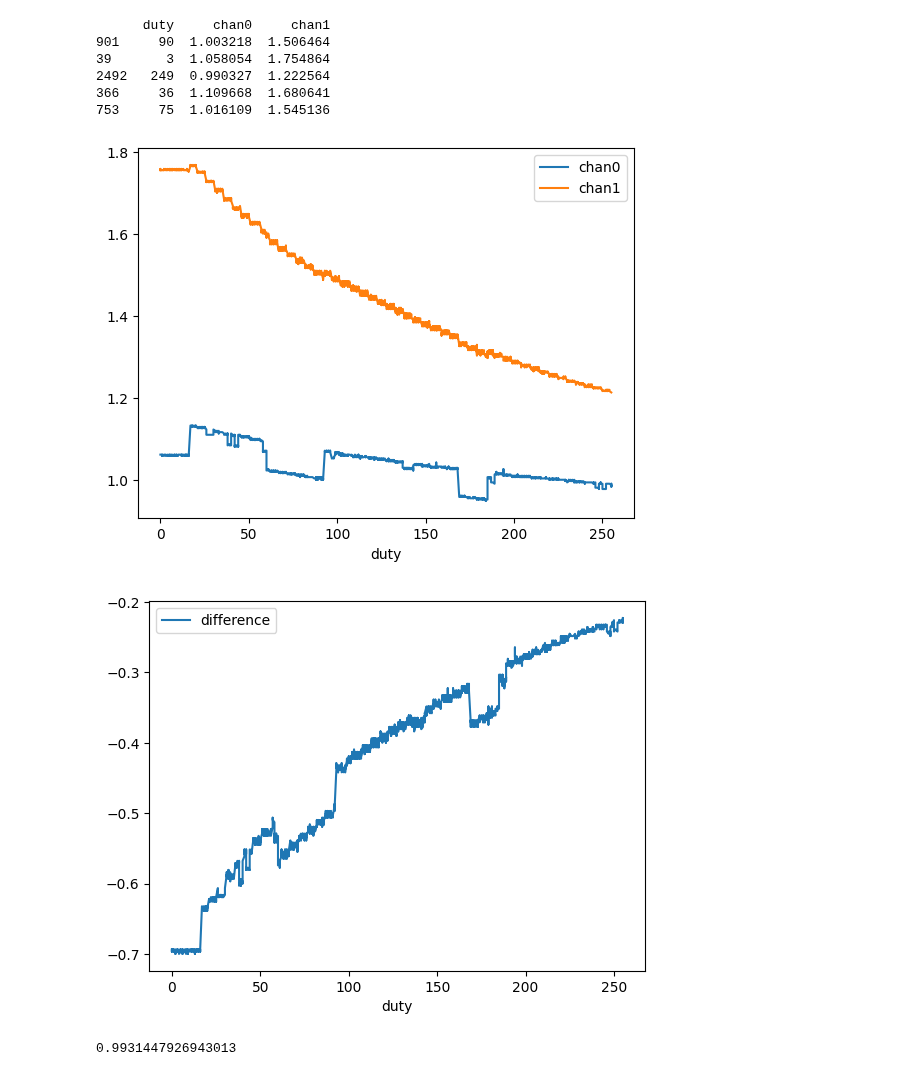
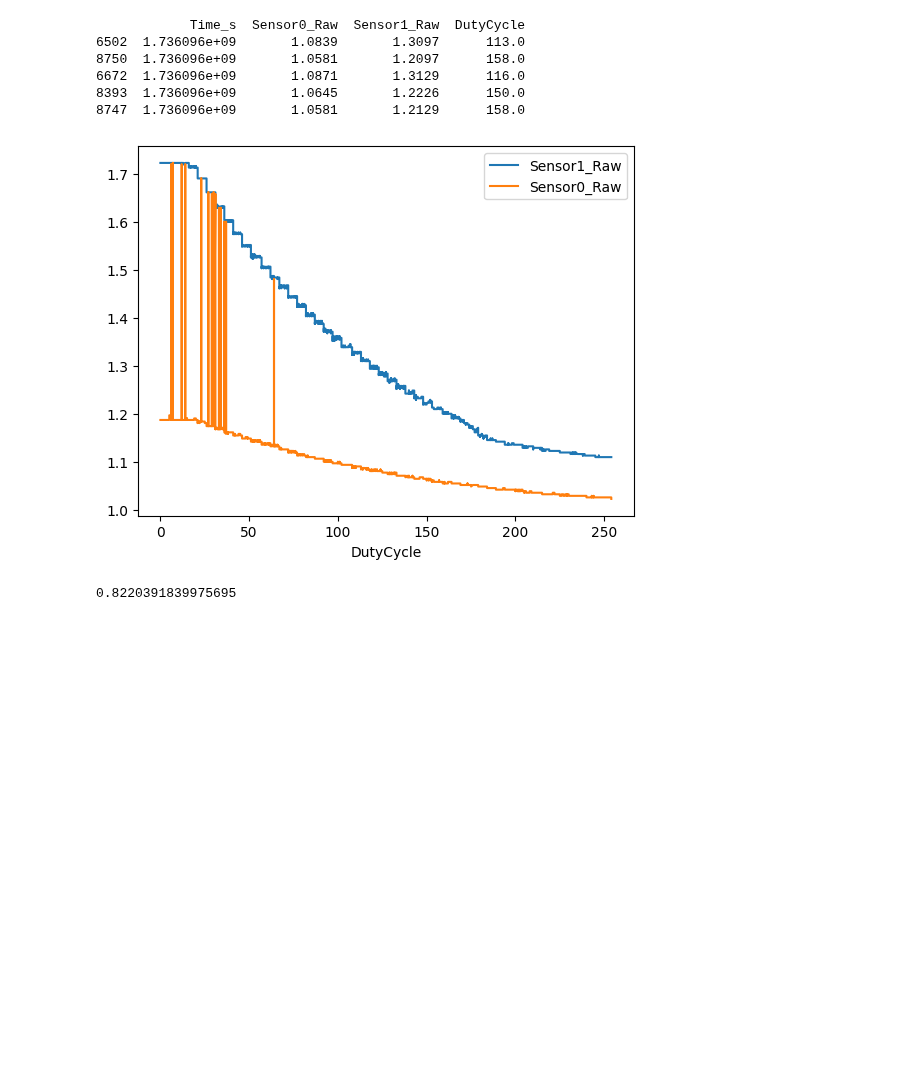
Before and after one commit to rcompton/ryancompton.net, a Jupyter notebook: assets/magnet/regression_fun.ipynb, the cells around one changed output. Drawn from its saved outputs; the diff is of its cells as text; code cells hidden in the pictures; blank space fills up the shorter version.

```diff
--- a/assets/magnet/regression_fun.ipynb
+++ b/assets/magnet/regression_fun.ipynb
@@ -7,25 +7,20 @@ from sklearn.ensemble import GradientBoostingRegressor
 # %%
 df = pd.read_csv('calibration_data.csv')
 print(df.sample(5))
 
-df.plot(x="duty")
+df[['DutyCycle', 'Sensor1_Raw', 'Sensor0_Raw']].plot(x="DutyCycle")
 plt.show()
-
-df['difference'] = df.chan0 - df.chan1
-df.plot(x="duty",y='difference')
-plt.show()
 # %% [output]
-      duty     chan0     chan1
-901     90  1.003218  1.506464
-39       3  1.058054  1.754864
-2492   249  0.990327  1.222564
-366     36  1.109668  1.680641
-753     75  1.016109  1.545136
+            Time_s  Sensor0_Raw  Sensor1_Raw  DutyCycle
+6502  1.736096e+09       1.0839       1.3097      113.0
+8750  1.736096e+09       1.0581       1.2097      158.0
+6672  1.736096e+09       1.0871       1.3129      116.0
+8393  1.736096e+09       1.0645       1.2226      150.0
+8747  1.736096e+09       1.0581       1.2129      158.0
-[figure, old version]
+[figure, new version]
-[figure, removed]
 # %%
-X = np.array(df[['duty', 'chan1']])
-y = np.array(df['chan0']) # magnet and permanent magnet
+X = np.array(df[['DutyCycle', 'Sensor1_Raw']])
+y = np.array(df['Sensor0_Raw']) # magnet and permanent magnet
 
 X_train, X_test, y_train, y_test = train_test_split(X, y)
 
@@ -35,7 +30,7 @@ model.fit(X_train, y_train)
 
 model.score(X_test, y_test)
 # %% [output]
-0.9931447926943013
+0.8220391839975695
 # %%
 plt.scatter(X_test[:,0], model.predict(X_test), label='predicted chan0', marker='.', alpha=0.5)
 plt.scatter(X_test[:,0], y_test, label='true chan0', marker='.',alpha=0.5)
```
Also changed, not shown: parts of 3 cells of this notebook, 4 other files.
